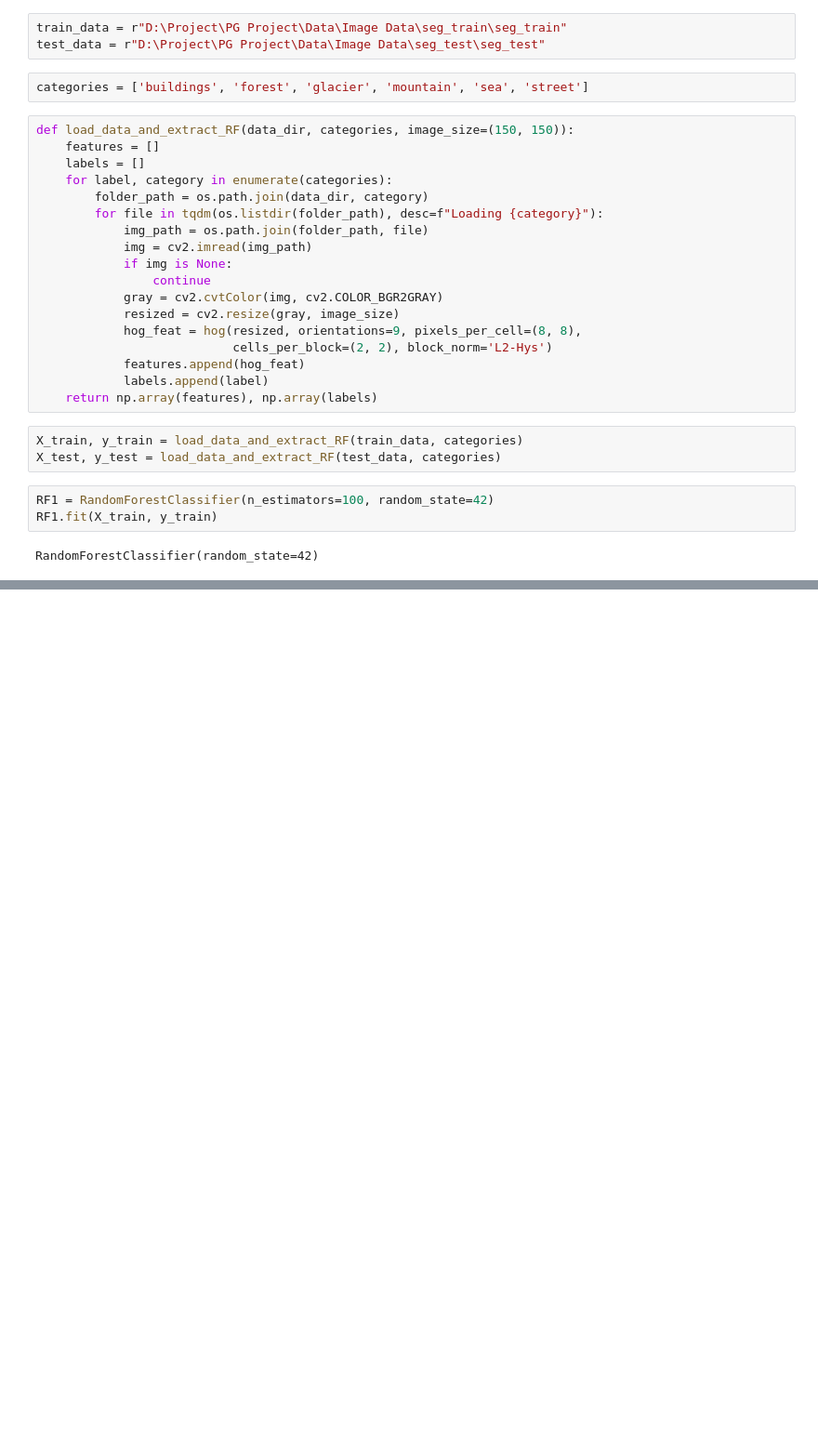
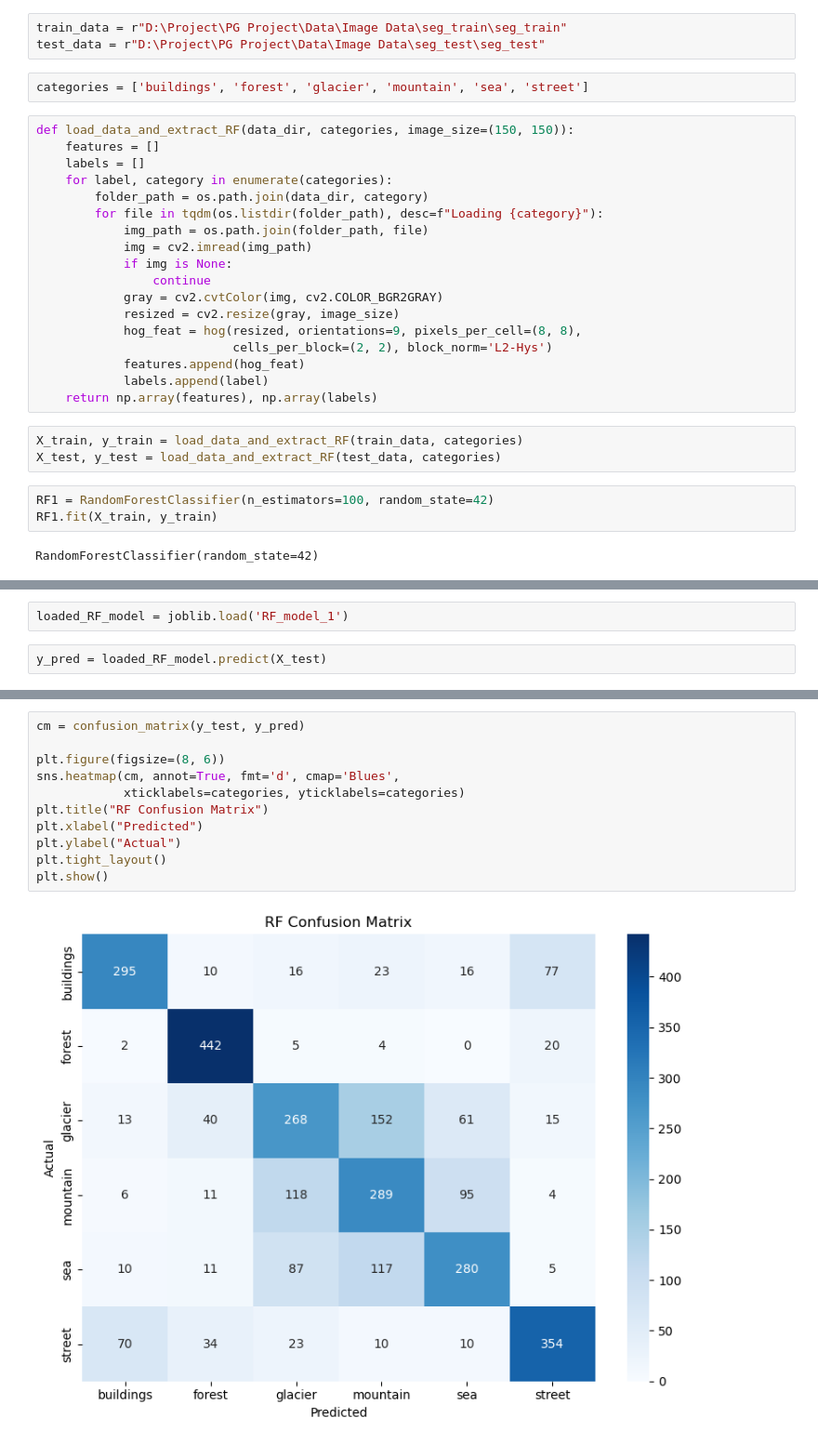
Before and after one commit to Ax1Le-JL/Evaluating-Different-Supervised-Learning-Algorithms, a Jupyter notebook: RF.ipynb, the cells around one changed output, grey strips where cells are left out. Shown at 93% size. Cells and saved outputs as stored; diff of their text form; blank space fills up the shorter version.

```diff
--- a/RF.ipynb
+++ b/RF.ipynb
@@ -43,0 +48,4 @@ RandomForestClassifier(random_state=42)
+# %%
+loaded_RF_model = joblib.load('RF_model_1')
+# %%
+y_pred = loaded_RF_model.predict(X_test)
@@ -43,0 +69,13 @@ RandomForestClassifier(random_state=42)
+# %%
+cm = confusion_matrix(y_test, y_pred)
+
+plt.figure(figsize=(8, 6))
+sns.heatmap(cm, annot=True, fmt='d', cmap='Blues',
+            xticklabels=categories, yticklabels=categories)
+plt.title("RF Confusion Matrix")
+plt.xlabel("Predicted")
+plt.ylabel("Actual")
+plt.tight_layout()
+plt.show()
+# %% [output]
+[figure, added]
```
Also changed, not shown: parts of 5 cells of this notebook.
